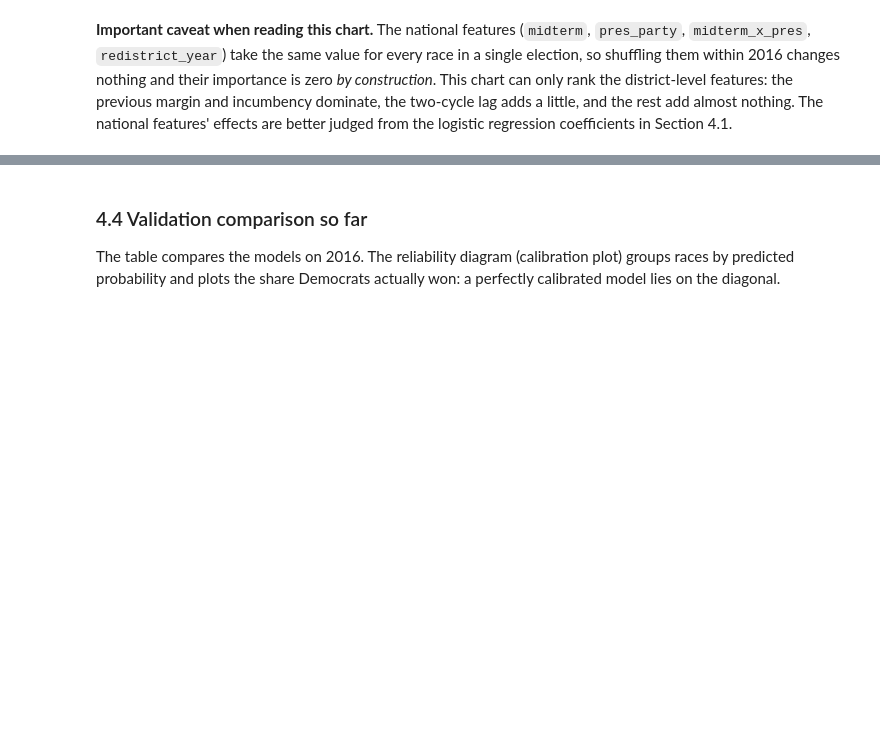
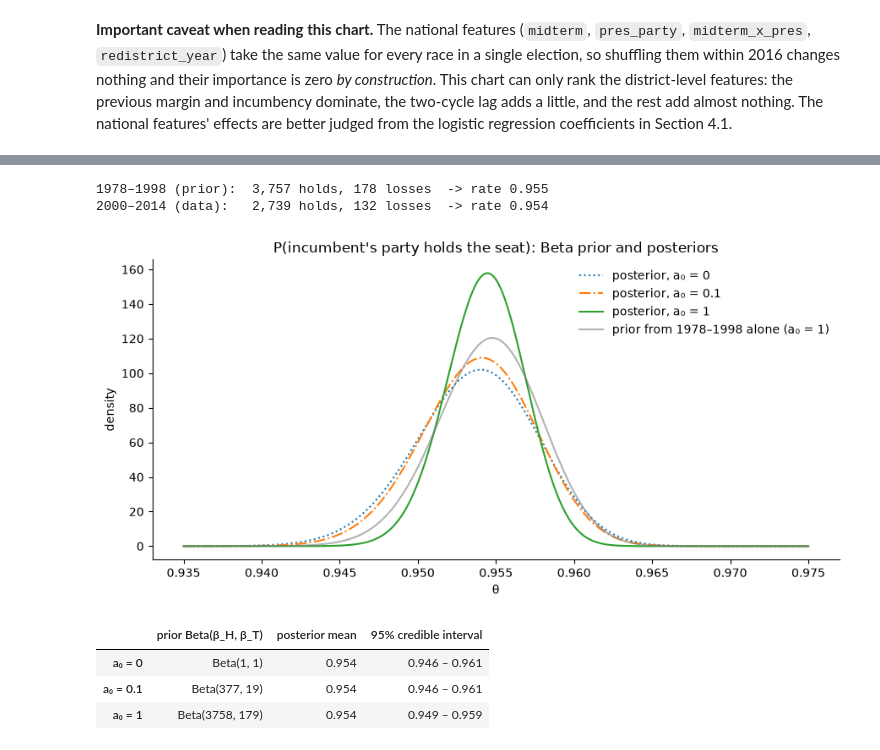
Before and after one commit to f008g9c/cosc274-house-elections, a Jupyter notebook: notebooks/02_models.ipynb, the cells around one changed output, grey strips where cells are left out. Drawn from its saved outputs; the diff is of its cells as text; code cells hidden in the pictures; blank space fills up the shorter version.

Commit message:
update models

```diff
--- a/notebooks/02_models.ipynb
+++ b/notebooks/02_models.ipynb
@@ -321,4 +390,0 @@ Plan: elections from 1978–1998 set the prior over the model's parameters, and
-# %% [markdown]
-### 4.4 Validation comparison so far
-
-The table compares the models on 2016. The reliability diagram (calibration plot) groups races by predicted probability and plots the share Democrats actually won: a perfectly calibrated model lies on the diagonal.
@@ -354,0 +391,40 @@ clf_val
+# %%
+from scipy.stats import beta as beta_dist
+
+def holds(data):
+    inc = data[data["incumbent"] != 0]
+    held = ((inc["incumbent"] == 1) & (inc["dem_win"] == 1)) | ((inc["incumbent"] == -1) & (inc["dem_win"] == 0))
+    return int(held.sum()), int((~held).sum())
+
+hist_H, hist_T = holds(years(df, PRIOR_YEARS))
+data_H, data_T = holds(years(df, UPDATE_YEARS))
+print(f"1978–1998 (prior):  {hist_H:,} holds, {hist_T} losses  -> rate {hist_H / (hist_H + hist_T):.3f}")
+print(f"2000–2014 (data):   {data_H:,} holds, {data_T} losses  -> rate {data_H / (data_H + data_T):.3f}")
+
+theta = np.linspace(0.935, 0.975, 1000)
+fig, ax = plt.subplots()
+rows = {}
+for a0, style in [(0.0, ":"), (0.1, "-."), (1.0, "-")]:
+    b_H, b_T = 1 + a0 * hist_H, 1 + a0 * hist_T                 # Beta prior: pseudo-counts from history
+    post = beta_dist(data_H + b_H, data_T + b_T)                 # conjugate update
+    ax.plot(theta, post.pdf(theta), linestyle=style, label=f"posterior, a₀ = {a0:g}")
+    rows[f"a₀ = {a0:g}"] = {"prior Beta(β_H, β_T)": f"Beta({b_H:.0f}, {b_T:.0f})",
+                            "posterior mean": post.mean(),
+                            "95% credible interval": f"{post.ppf(0.025):.3f} – {post.ppf(0.975):.3f}"}
+ax.plot(theta, beta_dist(1 + hist_H, 1 + hist_T).pdf(theta), color="gray", alpha=0.6,
+        label="prior from 1978–1998 alone (a₀ = 1)")
+ax.set(title="P(incumbent's party holds the seat): Beta prior and posteriors",
+       xlabel="θ", ylabel="density")
+ax.legend(frameon=False)
+fig.tight_layout(); fig.savefig(FIGS / "beta_bernoulli_incumbency.png", dpi=150)
+plt.show()
+
+pd.DataFrame(rows).T
+# %% [output]
+1978–1998 (prior):  3,757 holds, 178 losses  -> rate 0.955
+2000–2014 (data):   2,739 holds, 132 losses  -> rate 0.954
+[figure, added]
+|  | prior Beta(β_H, β_T) | posterior mean | 95% credible interval |
+| a₀ = 0 | Beta(1, 1) | 0.954 | 0.946 – 0.961 |
+| a₀ = 0.1 | Beta(377, 19) | 0.954 | 0.946 – 0.961 |
+| a₀ = 1 | Beta(3758, 179) | 0.954 | 0.949 – 0.959 |
```
Also changed, not shown: parts of 72 cells of this notebook, 4 other files.
